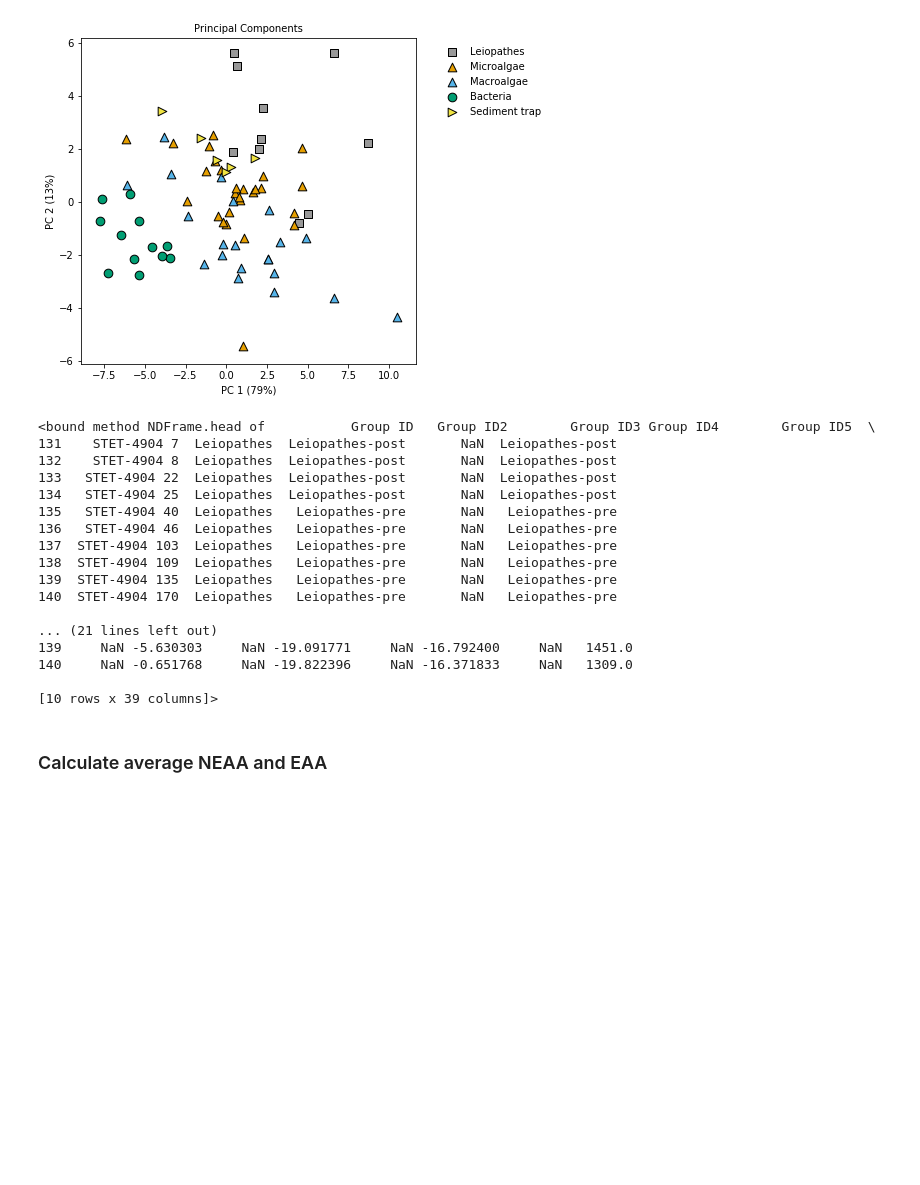
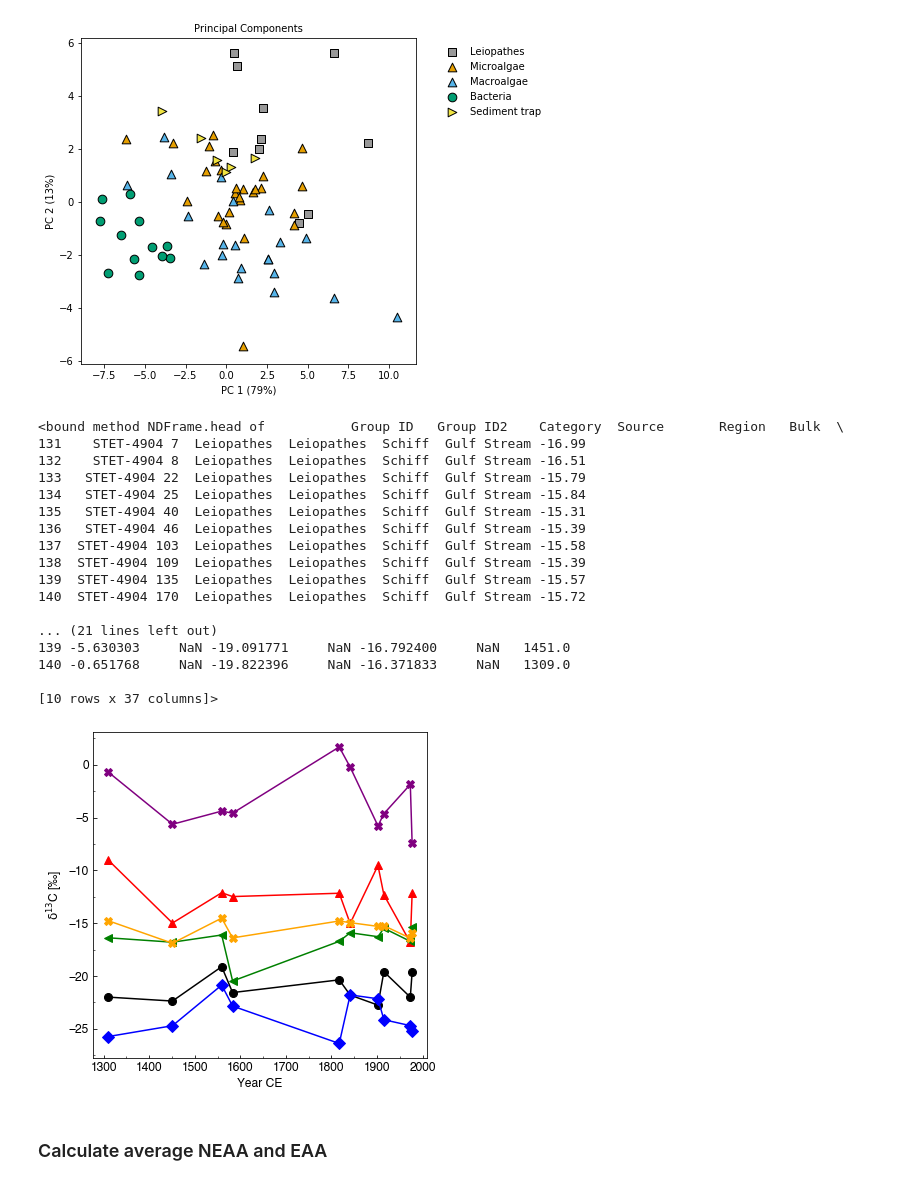
Before and after one commit to johntamu/seus-python, a Jupyter notebook: Isotopic fingerprinting analysis.ipynb, the cells around one changed output. Saved outputs shown, nothing was run; the diff lists cells and outputs as text; code cells hidden in the pictures; blank space fills up the shorter version.

```diff
--- a/Isotopic fingerprinting analysis.ipynb
+++ b/Isotopic fingerprinting analysis.ipynb
@@ -145,28 +149,57 @@ plt.savefig('fig_pca_stetson.png', dpi=300, bbox_inches='tight')
 [figure]
 # %%
 # Import data
-df = pd.read_csv('~/Documents/GitHub/data/schiff c-csiaa data from schiff_larsen_in prog.csv')
+df = pd.read_csv('~/Documents/GitHub/data/schiff c-csiaa data from schiff_and_literature.csv')
 # %%
 corals = df[df['Group ID2'] == 'Leiopathes']
 corals.head
 # %% [output]
-<bound method NDFrame.head of           Group ID   Group ID2        Group ID3 Group ID4        Group ID5  \
-131    STET-4904 7  Leiopathes  Leiopathes-post       NaN  Leiopathes-post
-132    STET-4904 8  Leiopathes  Leiopathes-post       NaN  Leiopathes-post
-133   STET-4904 22  Leiopathes  Leiopathes-post       NaN  Leiopathes-post
-134   STET-4904 25  Leiopathes  Leiopathes-post       NaN  Leiopathes-post
-135   STET-4904 40  Leiopathes   Leiopathes-pre       NaN   Leiopathes-pre
-136   STET-4904 46  Leiopathes   Leiopathes-pre       NaN   Leiopathes-pre
-137  STET-4904 103  Leiopathes   Leiopathes-pre       NaN   Leiopathes-pre
-138  STET-4904 109  Leiopathes   Leiopathes-pre       NaN   Leiopathes-pre
-139  STET-4904 135  Leiopathes   Leiopathes-pre       NaN   Leiopathes-pre
-140  STET-4904 170  Leiopathes   Leiopathes-pre       NaN   Leiopathes-pre
+<bound method NDFrame.head of           Group ID   Group ID2    Category  Source       Region   Bulk  \
+131    STET-4904 7  Leiopathes  Leiopathes  Schiff  Gulf Stream -16.99
+132    STET-4904 8  Leiopathes  Leiopathes  Schiff  Gulf Stream -16.51
+133   STET-4904 22  Leiopathes  Leiopathes  Schiff  Gulf Stream -15.79
+134   STET-4904 25  Leiopathes  Leiopathes  Schiff  Gulf Stream -15.84
+135   STET-4904 40  Leiopathes  Leiopathes  Schiff  Gulf Stream -15.31
+136   STET-4904 46  Leiopathes  Leiopathes  Schiff  Gulf Stream -15.39
+137  STET-4904 103  Leiopathes  Leiopathes  Schiff  Gulf Stream -15.58
+138  STET-4904 109  Leiopathes  Leiopathes  Schiff  Gulf Stream -15.39
+139  STET-4904 135  Leiopathes  Leiopathes  Schiff  Gulf Stream -15.57
+140  STET-4904 170  Leiopathes  Leiopathes  Schiff  Gulf Stream -15.72
 
 ... (21 lines left out)
-139     NaN -5.630303     NaN -19.091771     NaN -16.792400     NaN   1451.0
-140     NaN -0.651768     NaN -19.822396     NaN -16.371833     NaN   1309.0
+139 -5.630303     NaN -19.091771     NaN -16.792400     NaN   1451.0
+140 -0.651768     NaN -19.822396     NaN -16.371833     NaN   1309.0
 
-[10 rows x 39 columns]>
+[10 rows x 37 columns]>
+# %%
+mpl.rc('font',family='Helvetica')
+
+fig = plt.figure(figsize = (6,6))
+ax = fig.add_subplot()
+markersize = 8
+ax.plot('Year CE', 'Phe', data = corals, marker = 'o', color = 'black', markersize = markersize)
+ax.plot('Year CE', 'Leu', data = corals, marker = 'D', color = 'blue', markersize = markersize)
+ax.plot('Year CE', 'Ile', data = corals, marker = '^', color = 'red', markersize = markersize)
+ax.plot('Year CE', 'Val', data = corals, marker = '<', color = 'green', markersize = markersize)
+ax.plot('Year CE', 'Thr', data = corals, marker = 'X', color = 'purple', markersize = markersize)
+ax.plot('Year CE', 'eaa', data = corals, marker = 'X', color = 'orange', markersize = markersize)
+
+ax.set_xlabel("Year CE", size = 12)
+ax.set_ylabel(r'$\mathrm{\delta}^{13}$C ['u"\u2030]", size = 12)
+for tick in ax.get_xticklabels():
+#     tick.set_fontname("Helvetica")
+    tick.set_fontsize(12)
+for tick in ax.get_yticklabels():
+#     tick.set_fontname("Helvetica")
+    tick.set_fontsize(12)
+
+ax.xaxis.set_minor_locator(MultipleLocator(50))
+ax.yaxis.set_minor_locator(MultipleLocator(2.5))
+ax.tick_params(direction='in', which = 'both')
+
+plt.savefig('fig_eaa_thru_time.png', dpi = 300, bbox_inches = 'tight')
+# %% [output]
+[figure, added]
 # %% [markdown]
 ### Calculate average NEAA and EAA
 # %%
```
Also changed, not shown: parts of 2 cells of this notebook, 38 other files.
